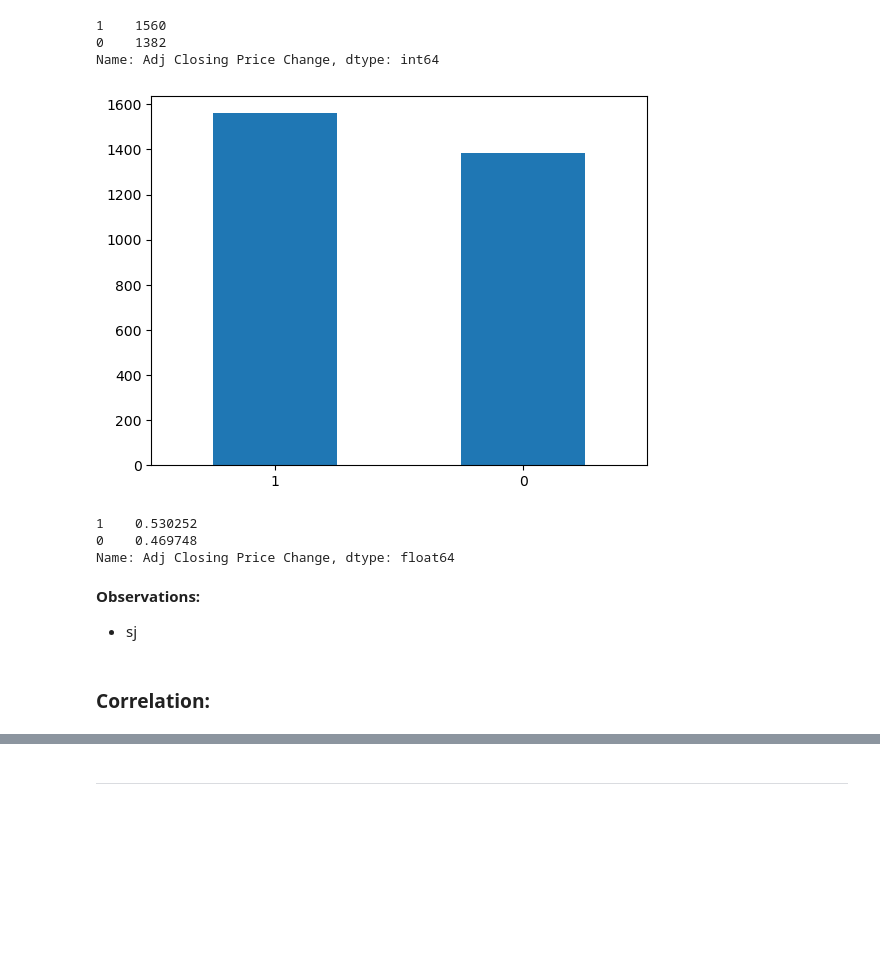
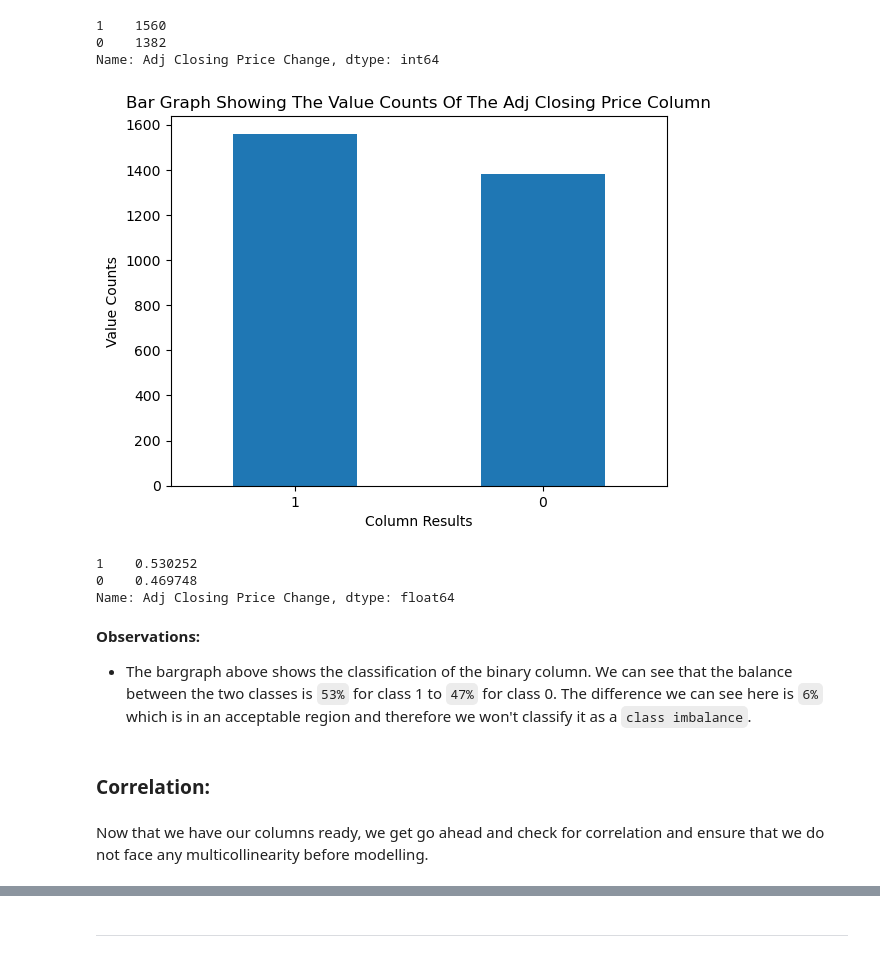
Before and after one commit to renishk2/nasdaq_100_stock_movement_predictor, a Jupyter notebook: Notebooks/EDA-1 (Book2).ipynb, the cells around one changed output, grey strips where cells are left out. Drawn from its saved outputs; the diff is of its cells as text; code cells hidden in the pictures; blank space fills up the shorter version.

```diff
--- a/Notebooks/EDA-1 (Book2).ipynb
+++ b/Notebooks/EDA-1 (Book2).ipynb
@@ -659,21 +751,24 @@ Name: Adj Closing Price Change, dtype: int64
 # %%
 # Plotting the visualization
 
 aapl_stocks['Adj Closing Price Change'].value_counts().plot(kind='bar')
-plt.xlabel('')
-plt.ylabel('')
-plt.title('')
+plt.xlabel('Column Results')
+plt.ylabel('Value Counts')
+plt.title('Bar graph showing the value counts of the Adj Closing Price column'.title())
 plt.xticks(rotation=0)
 plt.show()
 
 print(aapl_stocks['Adj Closing Price Change'].value_counts(normalize=True))
 # %% [output]
-[figure, old version]
+[figure, new version]
 1    0.530252
 0    0.469748
 Name: Adj Closing Price Change, dtype: float64
-# %% [markdown]
-**Observations:**
-- sj
+# %% [markdown]
+**Observations:**
+
+- The bargraph above shows the classification of the binary column. We can see that the balance between the two classes is `53%` for class 1 to `47%` for class 0. The difference we can see here is `6%` which is in an acceptable region and therefore we won't classify it as a `class imbalance`.
 # %% [markdown]
 ### Correlation:
+# %% [markdown]
+Now that we have our columns ready, we get go ahead and check for correlation and ensure that we do not face any multicollinearity before modelling.
```
Also changed, not shown: parts of 34 cells of this notebook, 6 other files.
